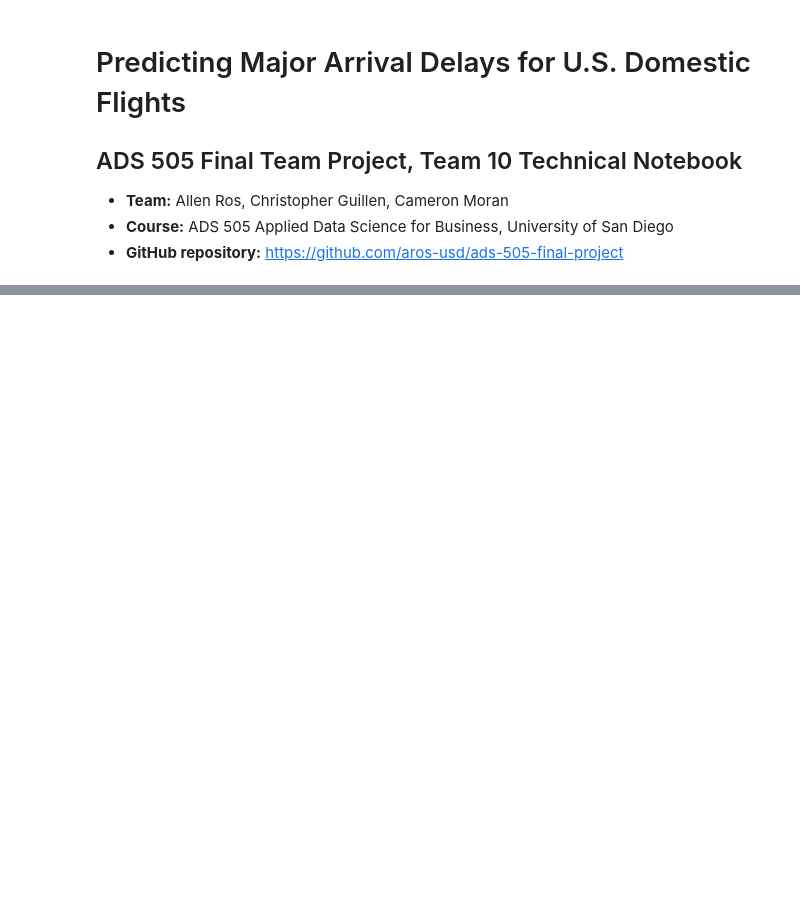
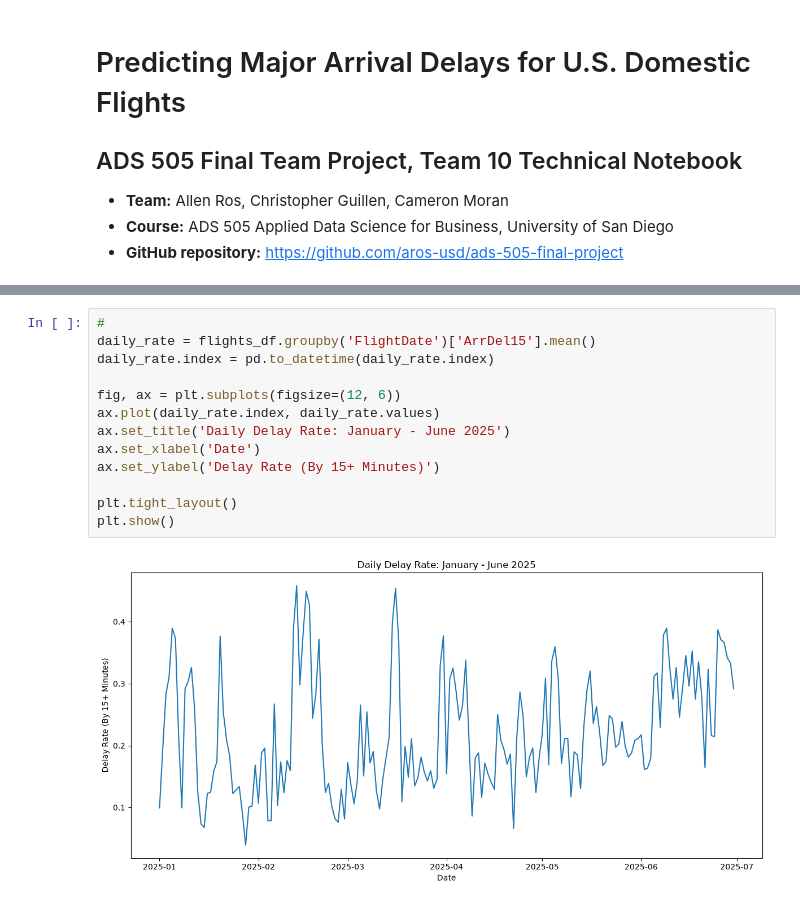
Before and after one commit to aros-usd/ads-505-final-project, a Jupyter notebook: notebook.ipynb, the cells around one changed output, grey strips where cells are left out. Drawn from its saved outputs; the diff is of its cells as text; blank space fills up the shorter version.

```diff
--- a/notebook.ipynb
+++ b/notebook.ipynb
@@ -44,0 +153,15 @@ DATA_FILE = 'flights_sample_2025H1.csv'
+# %%
+#
+daily_rate = flights_df.groupby('FlightDate')['ArrDel15'].mean()
+daily_rate.index = pd.to_datetime(daily_rate.index)
+
+fig, ax = plt.subplots(figsize=(12, 6))
+ax.plot(daily_rate.index, daily_rate.values)
+ax.set_title('Daily Delay Rate: January - June 2025')
+ax.set_xlabel('Date')
+ax.set_ylabel('Delay Rate (By 15+ Minutes)')
+
+plt.tight_layout()
+plt.show()
+# %% [output]
+[figure, added]
```
Also changed, not shown: parts of 22 cells of this notebook.
